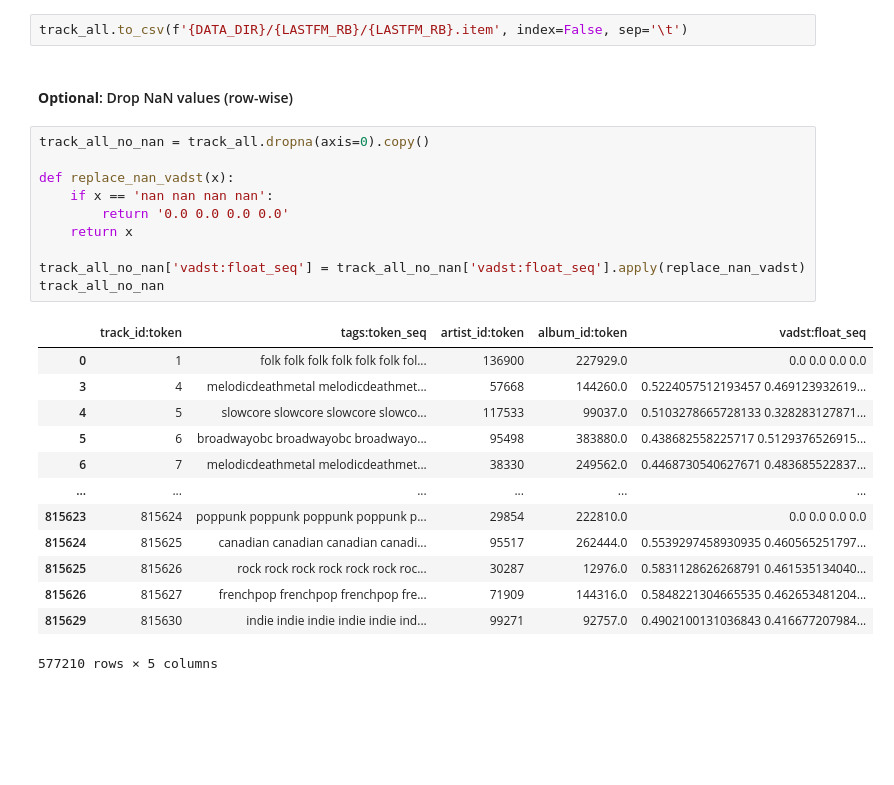
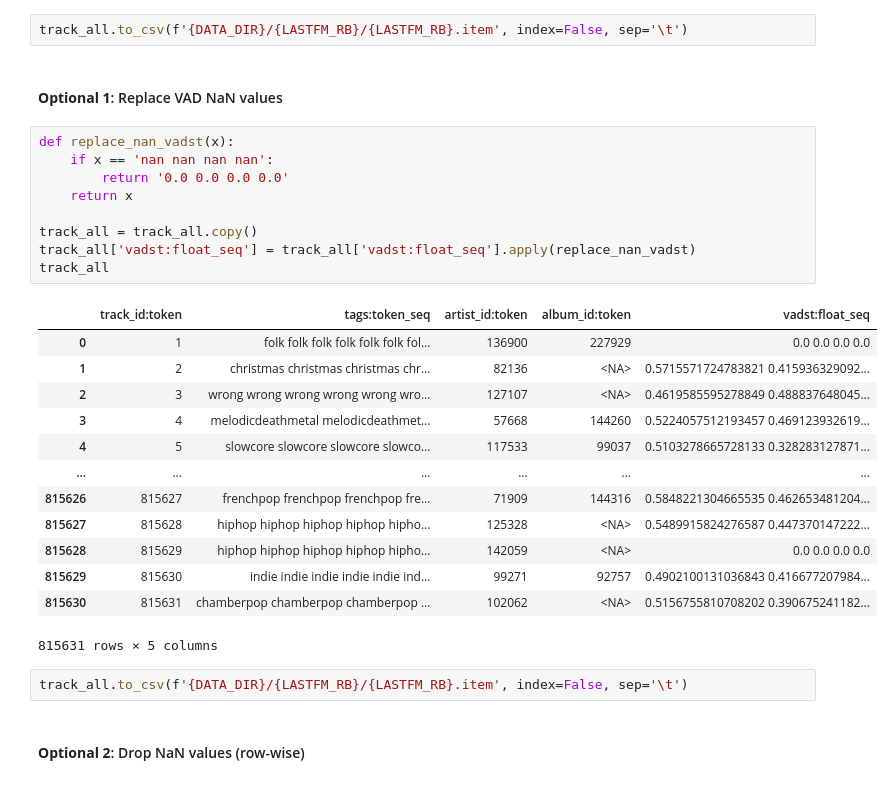
Before and after one commit to Acervans/lastfm_RS, a Jupyter notebook: lastfm_RS/backend/research/recbole_research/recbole_research.ipynb, the cells around one changed output. Saved outputs shown, nothing was run; the diff lists cells and outputs as text; blank space fills up the shorter version.

```diff
--- a/lastfm_RS/backend/research/recbole_research/recbole_research.ipynb
+++ b/lastfm_RS/backend/research/recbole_research/recbole_research.ipynb
@@ -186,29 +182,32 @@ track_all
 815631 rows × 5 columns
 # %%
 track_all.to_csv(f'{DATA_DIR}/{LASTFM_RB}/{LASTFM_RB}.item', index=False, sep='\t')
+# %% [markdown]
+#### __Optional 1__: Replace VAD NaN values
+# %%
+def replace_nan_vadst(x):
+    if x == 'nan nan nan nan':
+        return '0.0 0.0 0.0 0.0'
+    return x
+
+track_all = track_all.copy()
+track_all['vadst:float_seq'] = track_all['vadst:float_seq'].apply(replace_nan_vadst)
+track_all
+# %% [output]
+|  | track_id:token | tags:token_seq | artist_id:token | album_id:token | vadst:float_seq |
+| 0 | 1 | folk folk folk folk folk folk fol... | 136900 | 227929 | 0.0 0.0 0.0 0.0 |
+| 1 | 2 | christmas christmas christmas chr... | 82136 | <NA> | 0.5715571724783821 0.415936329092... |
+| 2 | 3 | wrong wrong wrong wrong wrong wro... | 127107 | <NA> | 0.4619585595278849 0.488837648045... |
+| 3 | 4 | melodicdeathmetal melodicdeathmet... | 57668 | 144260 | 0.5224057512193457 0.469123932619... |
+| 4 | 5 | slowcore slowcore slowcore slowco... | 117533 | 99037 | 0.5103278665728133 0.328283127871... |
+| ... | ... | ... | ... | ... | ... |
+| 815626 | 815627 | frenchpop frenchpop frenchpop fre... | 71909 | 144316 | 0.5848221304665535 0.462653481204... |
+| 815627 | 815628 | hiphop hiphop hiphop hiphop hipho... | 125328 | <NA> | 0.5489915824276587 0.447370147222... |
+| 815628 | 815629 | hiphop hiphop hiphop hiphop hipho... | 142059 | <NA> | 0.0 0.0 0.0 0.0 |
+| 815629 | 815630 | indie indie indie indie indie ind... | 99271 | 92757 | 0.4902100131036843 0.416677207984... |
+| 815630 | 815631 | chamberpop chamberpop chamberpop ... | 102062 | <NA> | 0.5156755810708202 0.390675241182... |
+815631 rows × 5 columns
+# %%
+track_all.to_csv(f'{DATA_DIR}/{LASTFM_RB}/{LASTFM_RB}.item', index=False, sep='\t')
 # %% [markdown]
-#### __Optional__: Drop NaN values (row-wise)
+#### __Optional 2__: Drop NaN values (row-wise)
-# %%
-track_all_no_nan = track_all.dropna(axis=0).copy()
-
-def replace_nan_vadst(x):
-    if x == 'nan nan nan nan':
-        return '0.0 0.0 0.0 0.0'
-    return x
-
-track_all_no_nan['vadst:float_seq'] = track_all_no_nan['vadst:float_seq'].apply(replace_nan_vadst)
-track_all_no_nan
-# %% [output]
-|  | track_id:token | tags:token_seq | artist_id:token | album_id:token | vadst:float_seq |
-| 0 | 1 | folk folk folk folk folk folk fol... | 136900 | 227929.0 | 0.0 0.0 0.0 0.0 |
-| 3 | 4 | melodicdeathmetal melodicdeathmet... | 57668 | 144260.0 | 0.5224057512193457 0.469123932619... |
-| 4 | 5 | slowcore slowcore slowcore slowco... | 117533 | 99037.0 | 0.5103278665728133 0.328283127871... |
-| 5 | 6 | broadwayobc broadwayobc broadwayo... | 95498 | 383880.0 | 0.438682558225717 0.5129376526915... |
-| 6 | 7 | melodicdeathmetal melodicdeathmet... | 38330 | 249562.0 | 0.4468730540627671 0.483685522837... |
-| ... | ... | ... | ... | ... | ... |
-| 815623 | 815624 | poppunk poppunk poppunk poppunk p... | 29854 | 222810.0 | 0.0 0.0 0.0 0.0 |
-| 815624 | 815625 | canadian canadian canadian canadi... | 95517 | 262444.0 | 0.5539297458930935 0.460565251797... |
-| 815625 | 815626 | rock rock rock rock rock rock roc... | 30287 | 12976.0 | 0.5831128626268791 0.461535134040... |
-| 815626 | 815627 | frenchpop frenchpop frenchpop fre... | 71909 | 144316.0 | 0.5848221304665535 0.462653481204... |
-| 815629 | 815630 | indie indie indie indie indie ind... | 99271 | 92757.0 | 0.4902100131036843 0.416677207984... |
-577210 rows × 5 columns
```
Also changed, not shown: parts of 7 cells of this notebook, 3 other files.
